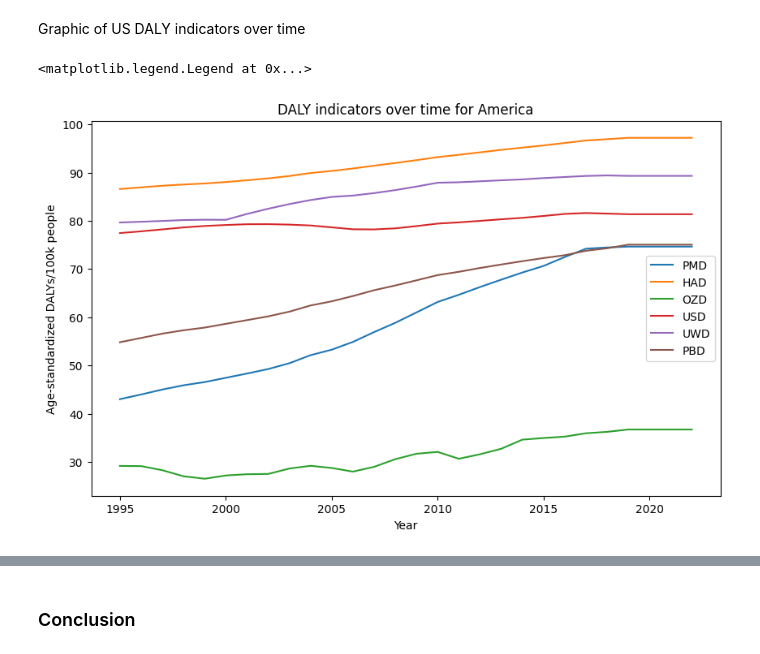
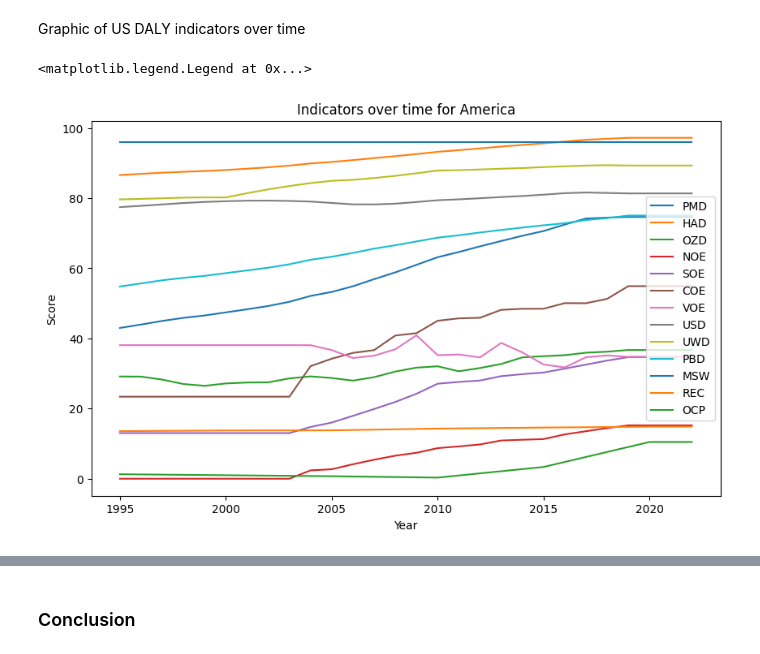
Before and after one commit to sussenbachtucker/DSCI235-Term-Project, a Jupyter notebook: DSCI235FinalProject.ipynb, the cells around one changed output, grey strips where cells are left out. Drawn from its saved outputs; the diff is of its cells as text; code cells hidden in the pictures.

```diff
--- a/DSCI235FinalProject.ipynb
+++ b/DSCI235FinalProject.ipynb
@@ -112,20 +116,19 @@ Graphic of US DALY indicators over time
 # %%
 # get the numeric iso code for USA
 USA_num = iso_dict.get("United States of America")
 USA_data = all_data.loc[USA_num].value
 
 
 plt.figure(figsize=(10, 6))
-gen = (p_i for p_i in indicators if unit_dict.get(p_i) == "DALY")
-for p_i in gen:
+for p_i in indicators:
     plt.plot(USA_data.droplevel("iso").reorder_levels(["indicator", "year"]).loc[p_i], label = p_i)
 
 
 plt.xlabel("Year")
 #plt.xticks(years)
-plt.ylabel("Age-standardized DALYs/100k people")
-plt.title("DALY indicators over time for America") #Disability-Adjusted Life Years per 100,000 people measure the total health burden, including years of life lost to premature death and years lived with disability, adjusted for population age differences
+plt.ylabel("Score")
+plt.title("Indicators over time for America") #Disability-Adjusted Life Years per 100,000 people measure the total health burden, including years of life lost to premature death and years lived with disability, adjusted for population age differences
 plt.legend()
 # %% [output]
 <matplotlib.legend.Legend at 0x...>
-[figure, old version]
+[figure, new version]
```
Also changed, not shown: parts of 5 cells of this notebook.
